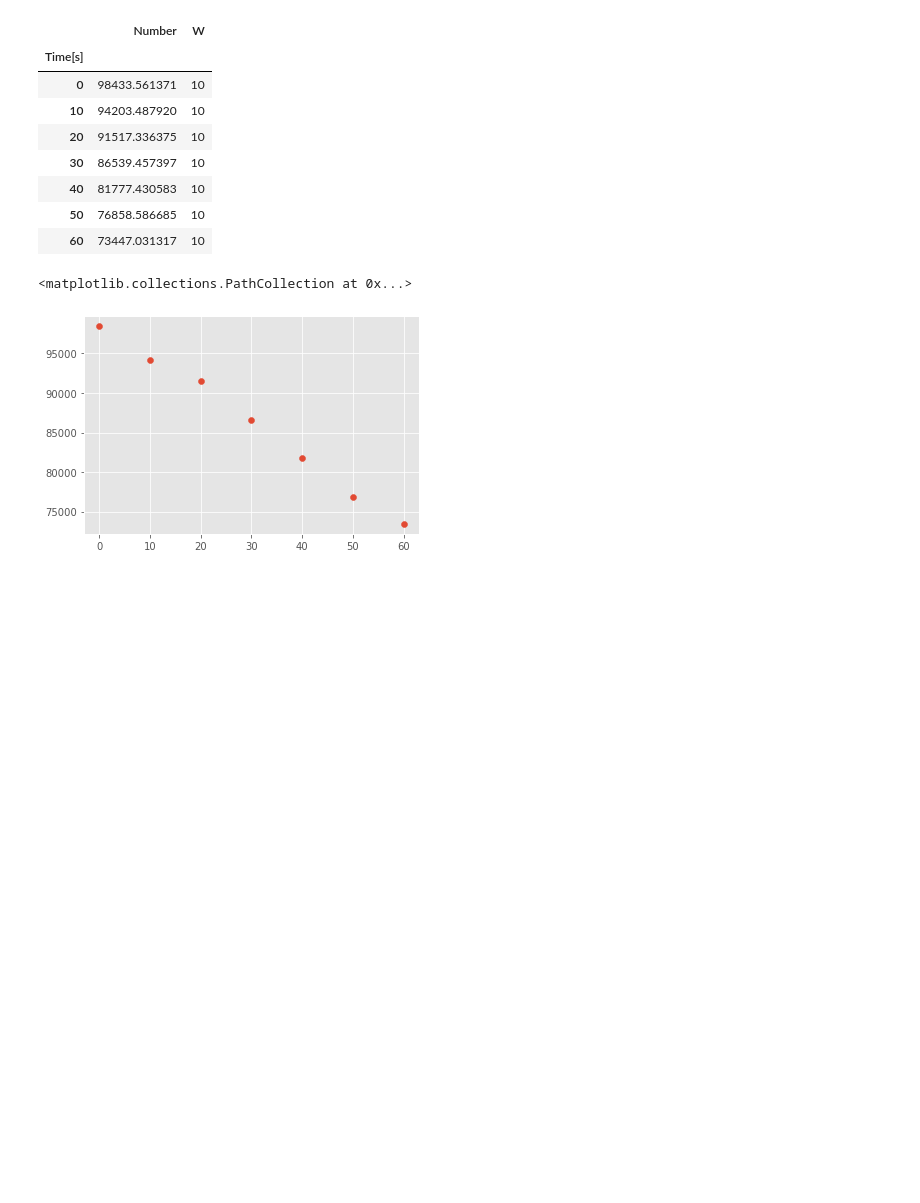
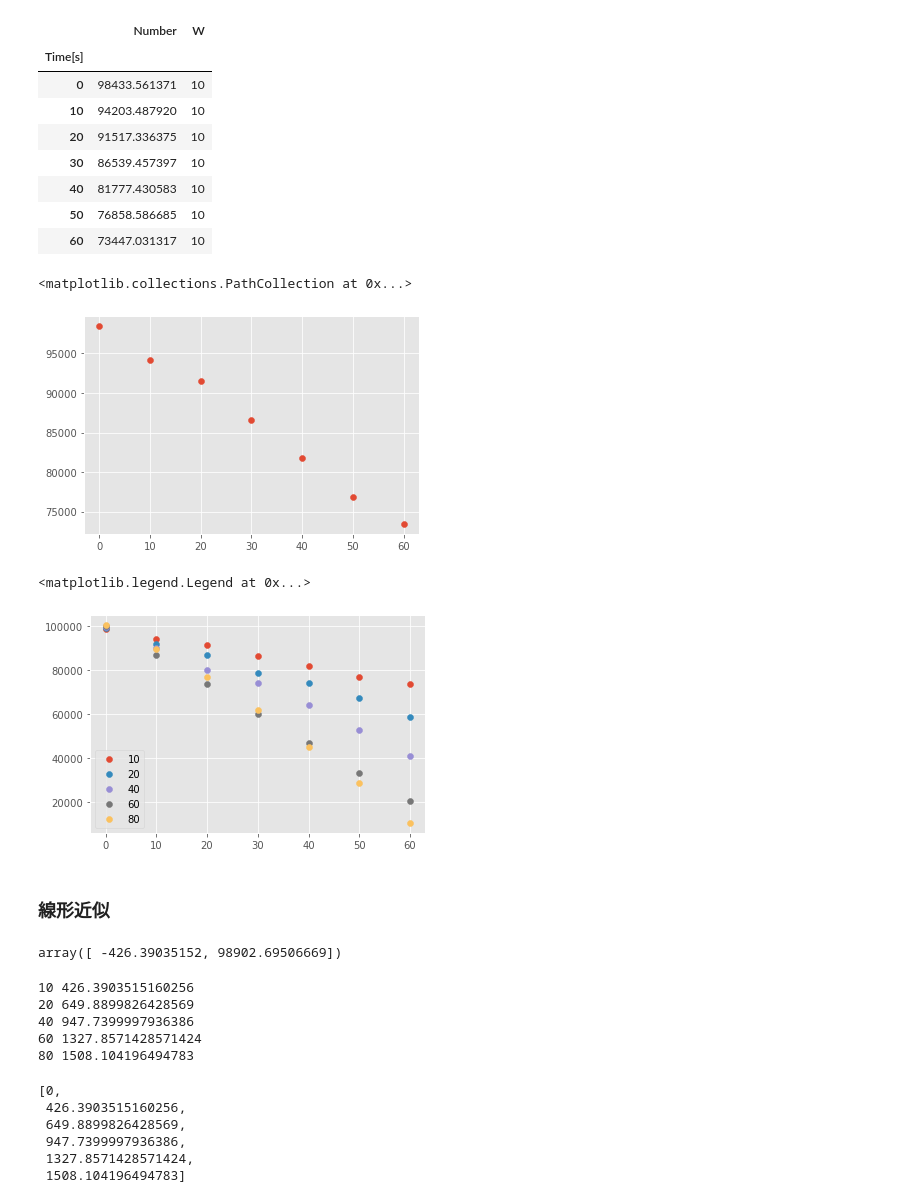
Before and after one commit to MoTo-LaBo/Machine-Learning-Basic, a Jupyter notebook: data analysis/01_regression_line.ipynb, the cells around one changed output. Drawn from its saved outputs; the diff is of its cells as text; code cells hidden in the pictures; blank space fills up the shorter version.

```diff
--- a/data analysis/01_regression_line.ipynb
+++ b/data analysis/01_regression_line.ipynb
@@ -77,3 +77,40 @@ plt.scatter(df_10W.index, df_10W['Number'])
 # %% [output]
 <matplotlib.collections.PathCollection at 0x...>
 [figure]
+# %%
+for name, group in groups:
+    plt.scatter(group.index, group['Number'], label=name)
+plt.legend()
+# %% [output]
+<matplotlib.legend.Legend at 0x...>
+[figure, added]
+# %% [markdown]
+### 線形近似
+# %%
+param = np.polyfit(df_10W.index, df_10W['Number'], 1)
+param
+# %% [output]
+array([ -426.39035152, 98902.69506669])
+# %%
+# 傾きを受け取る list
+p_list = []
+p_list.append(0)
+for name, group in groups:
+    param = np.polyfit(group.index, group['Number'], 1)
+    print(name, -param[0])
+    p_list.append(-param[0])
+# %% [output]
+10 426.3903515160256
+20 649.8899826428569
+40 947.7399997936386
+60 1327.8571428571424
+80 1508.104196494783
+# %%
+p_list
+# %% [output]
+[0,
+ 426.3903515160256,
+ 649.8899826428569,
+ 947.7399997936386,
+ 1327.8571428571424,
+ 1508.104196494783]
```
Also changed, not shown: parts of 4 cells of this notebook.
